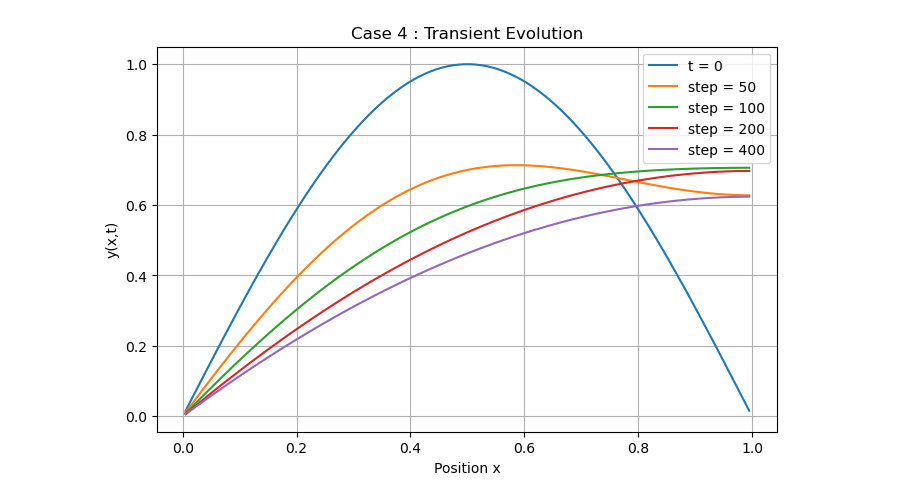
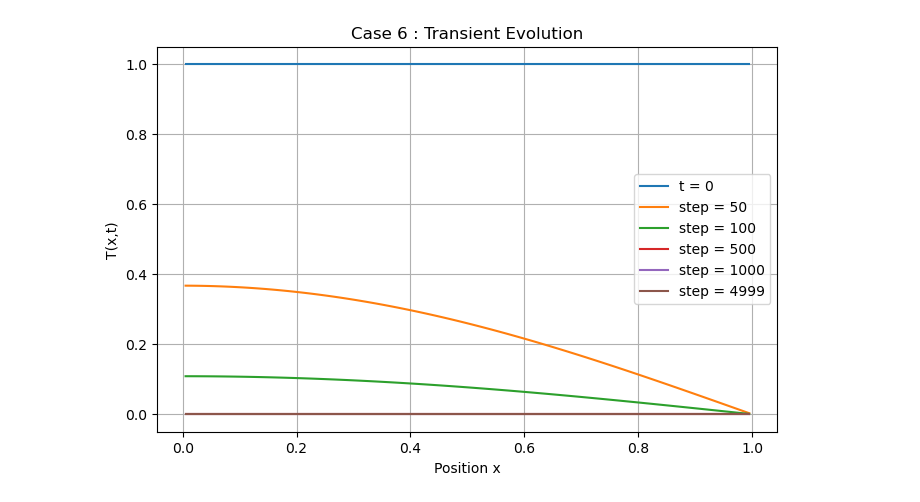
Before and after one commit to ShobhitRajguru/1D-Diffusion-Equation-Solver-FiPy, a Jupyter notebook: Case_6_Robin_Source/Case_6.ipynb, the cells around one changed output. Cells and saved outputs as stored; diff of their text form; code cells hidden in the pictures.

```diff
--- a/Case_6_Robin_Source/Case_6.ipynb
+++ b/Case_6_Robin_Source/Case_6.ipynb
@@ -78,52 +126,92 @@ y = -x²/2 + x
 # %%
+from fipy import CellVariable, Grid1D, TransientTerm, DiffusionTerm
 import numpy as np
 import matplotlib.pyplot as plt
-from fipy import CellVariable, Grid1D, TransientTerm, DiffusionTerm
 
+# ==================================================
+# PARAMETERS
+# ==================================================
+
+L = 1.0
 nx = 100
-dx = 1.0 / nx
+dx = L / nx
 
-mesh = Grid1D(nx=nx, dx=dx)
+k = 1.0
+
+h = 1.0
+T_inf = 0.0
+
+dt = 0.01
+steps = 5000
+
+# ==================================================
+# MESH
+# ==================================================
+
+mesh = Grid1D(dx=dx, nx=nx)
+x = mesh.cellCenters[0]
+
+# ==================================================
+# VARIABLE
+# ==================================================
 
 phi = CellVariable(
     name="Temperature",
     mesh=mesh,
-    value=np.sin(np.pi * mesh.cellCenters[0])
+    value=1.0      # Initial temperature
 )
 
-# Dirichlet value at left boundary
-phi.constrain(0.0, mesh.facesLeft)
+# ==================================================
+# BOUNDARY CONDITIONS
+# ==================================================
 
-# Source term
-source = 1.0
+# Left Boundary: Neumann
+phi.faceGrad.constrain(0.0, where=mesh.facesLeft)
 
-eq = TransientTerm() == DiffusionTerm() + source
+# Right Boundary
+Ts = T_inf
+phi.constrain(Ts, where=mesh.facesRight)
 
-dt = 0.001
+# ==================================================
+# EQUATION
+# ==================================================
+
+eq = (
+    TransientTerm()
+    ==
+    DiffusionTerm(coeff=k)
+)
+
+# ==================================================
+# TRANSIENT SOLUTION
+# ==================================================
 
 profiles = {}
 profiles["t = 0"] = phi.value.copy()
 
-for step in range(401):
+for step in range(steps):
 
     eq.solve(var=phi, dt=dt)
 
-    if step in [50, 100, 200, 400]:
+    if step in [50, 100, 500, 1000, 4999]:
         profiles[f"step = {step}"] = phi.value.copy()
 
-x = mesh.cellCenters[0].value
+# ==================================================
+# PLOT
+# ==================================================
 
 plt.figure(figsize=(8,5))
 
 for label, profile in profiles.items():
     plt.plot(x, profile, label=label)
 
 plt.xlabel("Position x")
-plt.ylabel("y(x,t)")
-plt.title("Case 4 : Transient Evolution")
+plt.ylabel("T(x,t)")
+plt.title("Case 6 : Transient Evolution")
 plt.legend()
 plt.grid(True)
+plt.savefig("Transient_Evolution.png", dpi=300, bbox_inches='tight')
 plt.show()
 # %% [output]
-[figure, old version]
+[figure, new version]
 # %%
```
Also changed, not shown: parts of 19 cells of this notebook, 1 other file.
